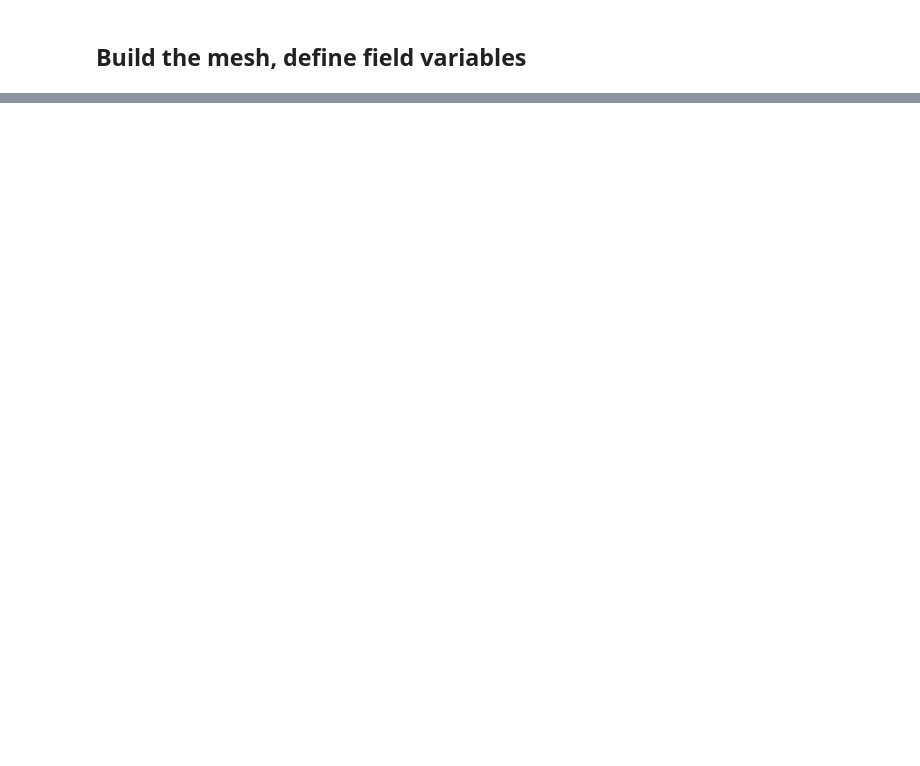
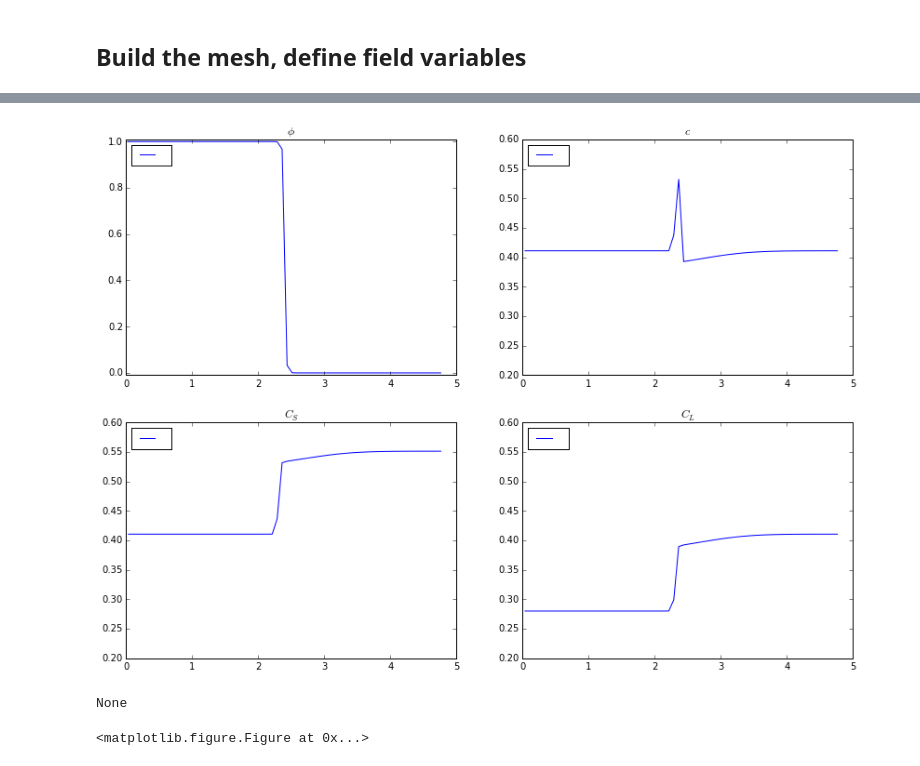
Before and after one commit to tkphd/KKS-binary-solidification, a Jupyter notebook: FiPy-KKS.ipynb, the cells around one changed output, grey strips where cells are left out. Cells and saved outputs as stored; diff of their text form; code cells hidden in the pictures; blank space fills up the shorter version.

```diff
--- a/FiPy-KKS.ipynb
+++ b/FiPy-KKS.ipynb
@@ -280,0 +457,19 @@ plt.colorbar(pltCl, ax=ax2)
+# %%
+# Prepare new run
+!rm data/FiPy/1D/dump*.npz
+
+# Initialize grid
+initPlanar(mesh1, phase1, conc1, Cs1, Cl1)
+
+# Invoke Matplotlib directly to build a 2x2 grid of images, to be populated by FiPy Viewers
+fig1, ((axp1, axc1), (axs1, axl1)) = plt.subplots(2, 2, sharex=False, sharey=False, figsize=(14,10))
+
+# 1D viewer
+viewer1 = MultiViewer(viewers = (Matplotlib1DViewer(vars=phase1, title='$\phi$', axes=axp1, \
+                                                   datamin=-0.01, datamax=1.01), \
+                                Matplotlib1DViewer(vars=conc1,  title='$c$'   , axes=axc1, \
+                                                   datamin=0.2, datamax=0.6), \
+                                Matplotlib1DViewer(vars=Cs1  ,  title='$C_S$' , axes=axs1, \
+                                                   datamin=0.2, datamax=0.6), \
+                                Matplotlib1DViewer(vars=Cl1  ,  title='$C_L$' , axes=axl1, \
+                                                   datamin=0.2, datamax=0.6)))
@@ -280,0 +479,26 @@ plt.colorbar(pltCl, ax=ax2)
+# %%
+sweeps = 3
+tolerance = 0.05
+
+elapsed_time = 0.
+current_step = 0
+
+solver = Solver()
+
+solidHistory1 = []
+massHistory1 = []
+
+solidHistory1.append( (np.array(phase1.globalValue) > 0.5).sum() * dV )
+massHistory1.append( (np.array(conc1.globalValue)).sum() * dV )
+# %%
+display.display(viewer1.plot())
+
+total_steps = 100
+
+while current_step < total_steps:
+    current_step = stepInTime(phase1, conc1, Cs1, Cl1, viewer1, phaseEq1, concEq1, solver, dt, \
+               solidHistory1, massHistory1, elapsed_time, current_step, 'data/FiPy/1D')
+# %% [output]
+[figure, added]
+None
+<matplotlib.figure.Figure at 0x...>
```
Also changed, not shown: parts of 32 cells of this notebook.
